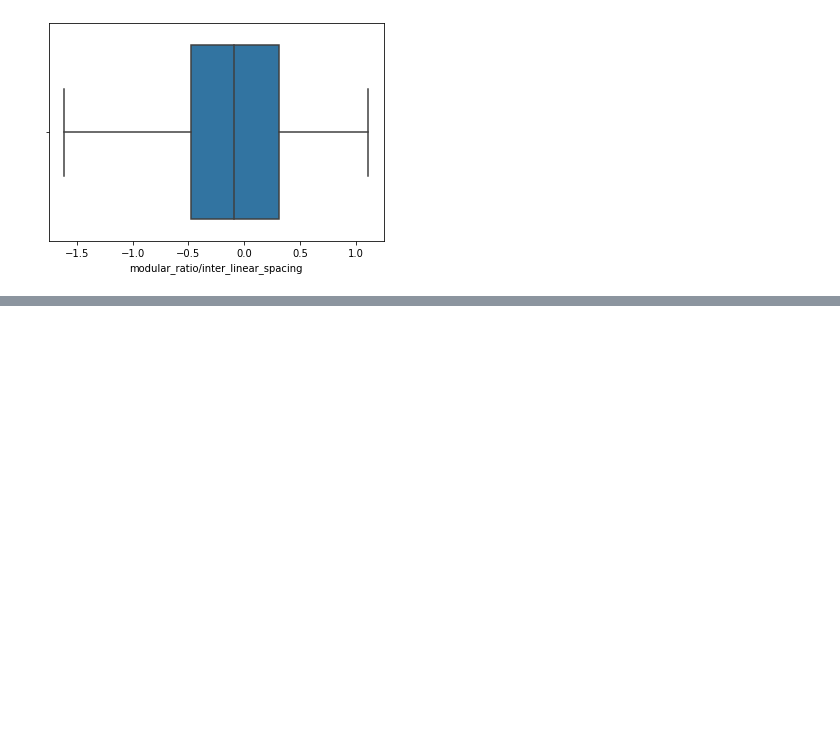
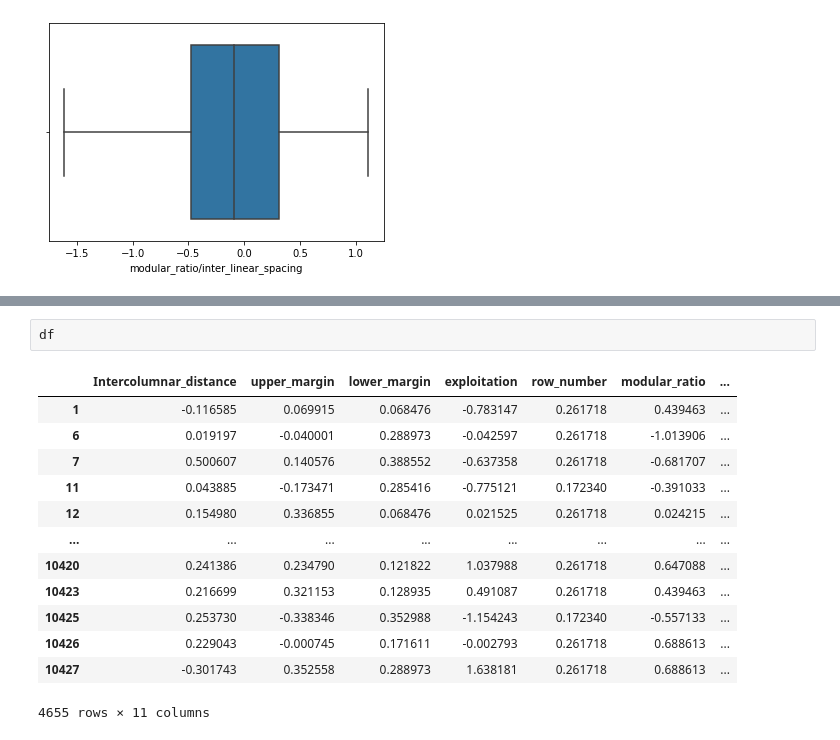
Before and after one commit to saigadu123/Reliable_Author_Identification_In_Avila_Bible, a Jupyter notebook: notebook/EDA.ipynb, the cells around one changed output, grey strips where cells are left out. Drawn from its saved outputs; the diff is of its cells as text; blank space fills up the shorter version.

```diff
--- a/notebook/EDA.ipynb
+++ b/notebook/EDA.ipynb
@@ -172,0 +152,16 @@ Successfully installed seaborn-0.11.2
+# %%
+df
+# %% [output]
+|  | Intercolumnar_distance | upper_margin | lower_margin | exploitation | row_number | modular_ratio | ... |
+| 1 | -0.116585 | 0.069915 | 0.068476 | -0.783147 | 0.261718 | 0.439463 | ... |
+| 6 | 0.019197 | -0.040001 | 0.288973 | -0.042597 | 0.261718 | -1.013906 | ... |
+| 7 | 0.500607 | 0.140576 | 0.388552 | -0.637358 | 0.261718 | -0.681707 | ... |
+| 11 | 0.043885 | -0.173471 | 0.285416 | -0.775121 | 0.172340 | -0.391033 | ... |
+| 12 | 0.154980 | 0.336855 | 0.068476 | 0.021525 | 0.261718 | 0.024215 | ... |
+| ... | ... | ... | ... | ... | ... | ... | ... |
+| 10420 | 0.241386 | 0.234790 | 0.121822 | 1.037988 | 0.261718 | 0.647088 | ... |
+| 10423 | 0.216699 | 0.321153 | 0.128935 | 0.491087 | 0.261718 | 0.439463 | ... |
+| 10425 | 0.253730 | -0.338346 | 0.352988 | -1.154243 | 0.172340 | -0.557133 | ... |
+| 10426 | 0.229043 | -0.000745 | 0.171611 | -0.002793 | 0.261718 | 0.688613 | ... |
+| 10427 | -0.301743 | 0.352558 | 0.288973 | 1.638181 | 0.261718 | 0.688613 | ... |
+4655 rows × 11 columns
```
Also changed, not shown: parts of 1 cell of this notebook, 14 other files.
